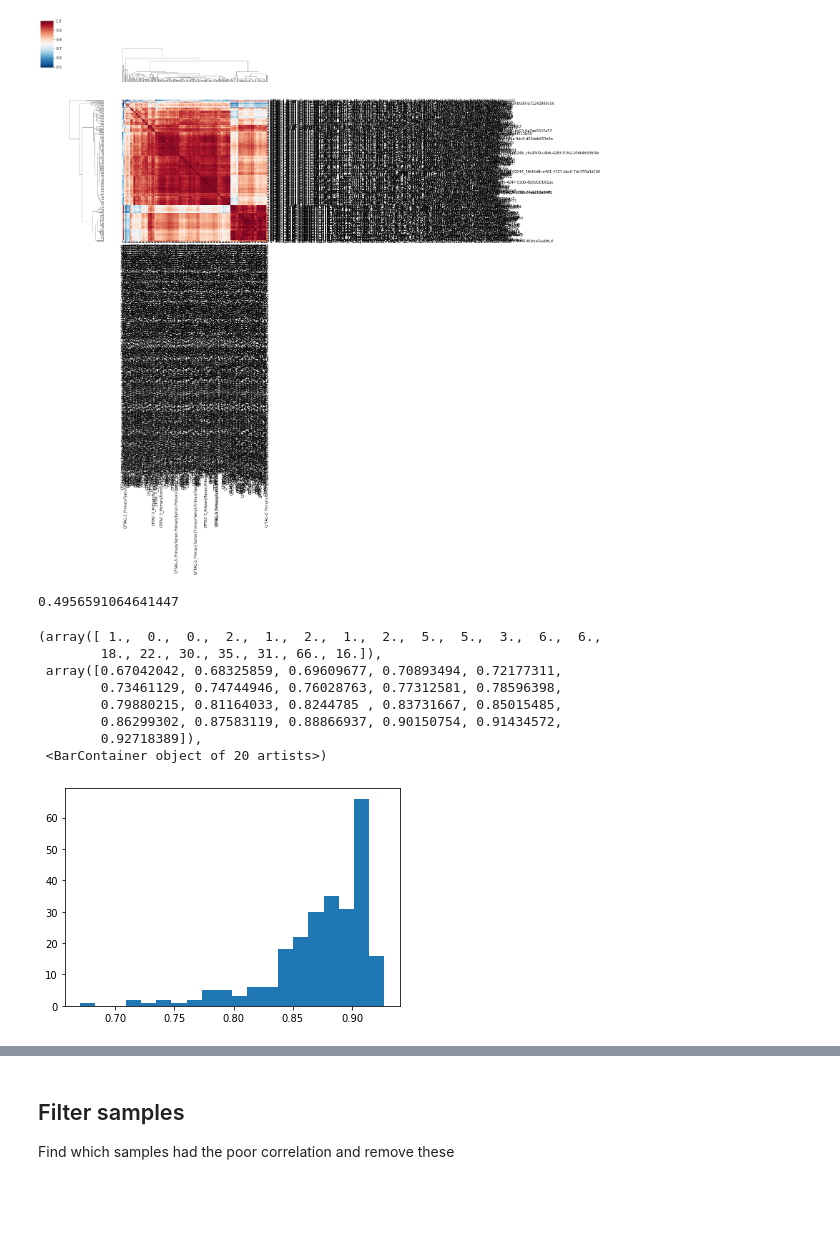
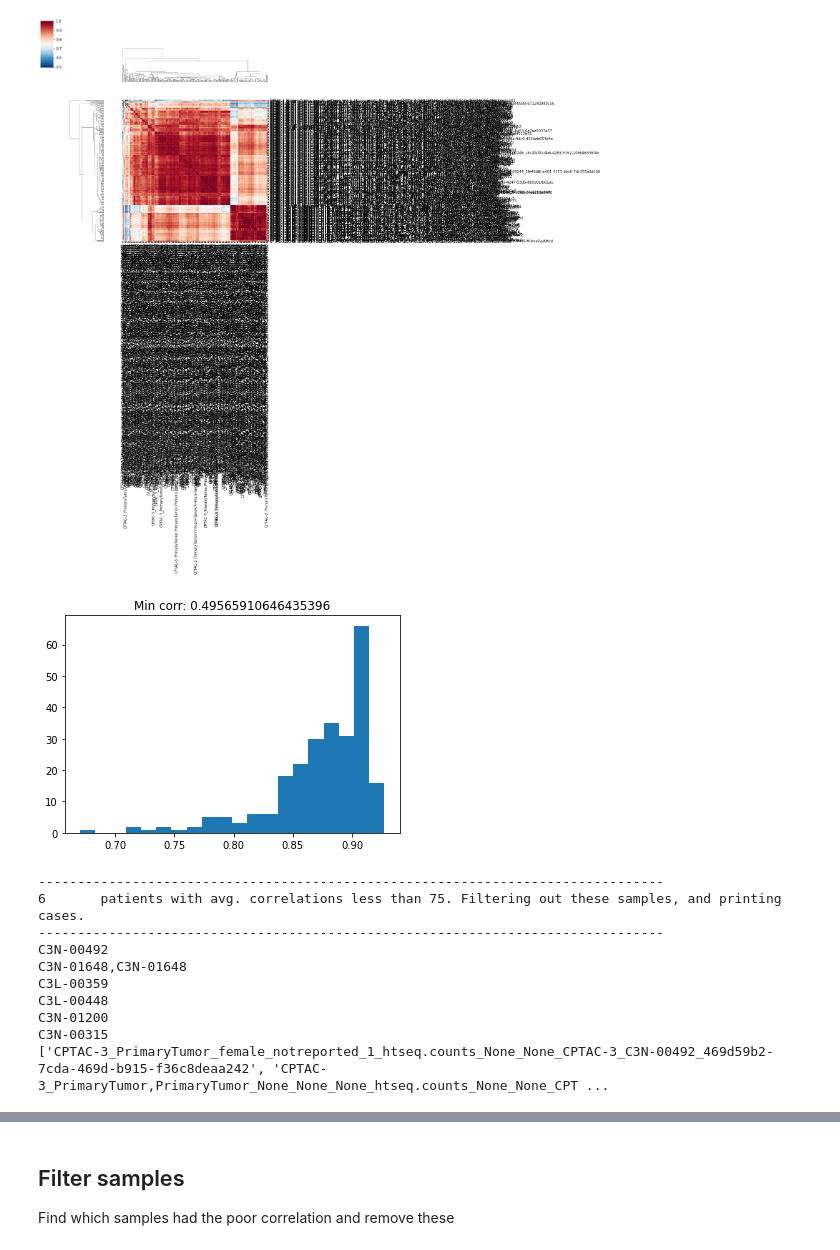
Before and after one commit to ArianeMora/SiRCle_multiomics_integration, a Jupyter notebook: manuscript_reproducibility/N01_RNAProcessing.ipynb, the cells around one changed output, grey strips where cells are left out. Drawn from its saved outputs; the diff is of its cells as text; code cells hidden in the pictures; blank space fills up the shorter version.

```diff
--- a/manuscript_reproducibility/N01_RNAProcessing.ipynb
+++ b/manuscript_reproducibility/N01_RNAProcessing.ipynb
@@ -26,20 +26,23 @@ from sciutil import SciUtil
 import pandas as pd
 
 u = SciUtil()
+save_fig = False
 # %%
-base_dir = '../data/S050_CCRCC_Clark_Cell2019/'
-data_dir = f'{base_dir}downloaded_data/TCGA/'
-fig_dir = '../figures/data_qc/'
-output_dir = f'{base_dir}sircle/'
-supp_dir = f'{base_dir}supps/'
+base_dir = '../data/raw_downloads/TCGA/'
+supp_dir = '../data/raw_downloads/supps/'
+fig_dir = '../figures/'
+data_dir = f'{base_dir}'
+output_dir = f'{data_dir}TCGA_RNA/'
+
 annotation_file = f'{supp_dir}hsapiens_gene_ensembl-GRCh38.p13_external_synonym.csv'
+
 gene_name = 'hgnc_symbol'
 gdc_client = f'{data_dir}./gdc-client'
 sample_file = f'{data_dir}gdc_sample_sheet.2021-05-03.tsv'
 manifest_file = f'{data_dir}gdc_manifest_20210503_065756.txt'
 clinical_file = f'{data_dir}clinical.cart.2021-05-03/clinical.tsv'
 
-api = API(manifest_file, gdc_client, clinical_file, sample_file, data_dir, data_dir, annotation_file,
+api = API(manifest_file, gdc_client, clinical_file, sample_file, output_dir, output_dir, annotation_file,
                             max_cnt=10, requires_lst=['counts'])
 
 """
@@ -139,8 +113,6 @@ Continuing with automatic selection.
 3        Primary Tumor
 4  Solid Tissue Normal
 --------------------------------------------------------------------------------
-# %%
-df_filtered = df[df['id'].str.contains('ENSG')]
 # %% [markdown]
 ## QC check correlations between the samples
 
@@ -161,27 +134,40 @@ plt.savefig(f'{fig_dir}Heatmap_RNAseq.svg')
 # %%
 import numpy as np
 
 all_cases = [c for c in df_filtered.columns if 'CPTAC' in c]
 corr = df_filtered[all_cases].corr()
 # Print out the minimum correlation:
-min(np.min(corr))
+min_corr = min(np.min(corr))
 # Since 50% correlation is pretty low, let's see which cases they are and probably remove them
 # from the RNAseq (since it looks like there are 3 outliers.)
+mean_cor = np.mean(corr, axis=1)
+corr['mean_corr'] = mean_cor
+corr.sort_values(by=['mean_corr'])
+# Plot out the mean correlation values so we can choose a good filter.
+plt.hist(mean_cor, bins=20)
+plt.title(f'Min corr: {min_corr}')
+if save_fig:
+    plt.savefig(f'{fig_dir}Hist_RNAseq.svg')
+plt.show()
+
+# Sort again and this time filter
+corr_sorted = corr.sort_values(by=['mean_corr'])
+corr_sorted = corr_sorted[corr_sorted['mean_corr'] < 0.75]
+u.dp([len(corr_sorted), 'patients with avg. correlations less than 75. Filtering out these samples, and printing cases.'])
+
+cols_to_omit = [c for c in corr_sorted.index if 'CP' in c]
+case_ids = [c.split('_')[-2] for c in corr_sorted.index if 'CP' in c]
+print('\n'.join(case_ids))
+print(cols_to_omit)
 # %% [output]
+[figure, added]
-0.4956591064641447
+--------------------------------------------------------------------------------
+6       patients with avg. correlations less than 75. Filtering out these samples, and printing cases.
+--------------------------------------------------------------------------------
+C3N-00492
+C3N-01648,C3N-01648
+C3L-00359
+C3L-00448
+C3N-01200
+C3N-00315
+['CPTAC-3_PrimaryTumor_female_notreported_1_htseq.counts_None_None_CPTAC-3_C3N-00492_469d59b2-7cda-469d-b915-f36c8deaa242', 'CPTAC-3_PrimaryTumor,PrimaryTumor_None_None_None_htseq.counts_None_None_CPT ...
-# %%
-mean_cor = np.mean(corr, axis=1)
-corr['mean_corr'] = mean_cor
-corr.sort_values(by=['mean_corr'])
-# Plot out the mean correlation values so we can choose a good filter.
-plt.hist(mean_cor, bins=20)
-# %% [output]
-(array([ 1.,  0.,  0.,  2.,  1.,  2.,  1.,  2.,  5.,  5.,  3.,  6.,  6.,
-        18., 22., 30., 35., 31., 66., 16.]),
- array([0.67042042, 0.68325859, 0.69609677, 0.70893494, 0.72177311,
-        0.73461129, 0.74744946, 0.76028763, 0.77312581, 0.78596398,
-        0.79880215, 0.81164033, 0.8244785 , 0.83731667, 0.85015485,
-        0.86299302, 0.87583119, 0.88866937, 0.90150754, 0.91434572,
-        0.92718389]),
- <BarContainer object of 20 artists>)
-[figure, removed]
```
Also changed, not shown: parts of 16 cells of this notebook.
